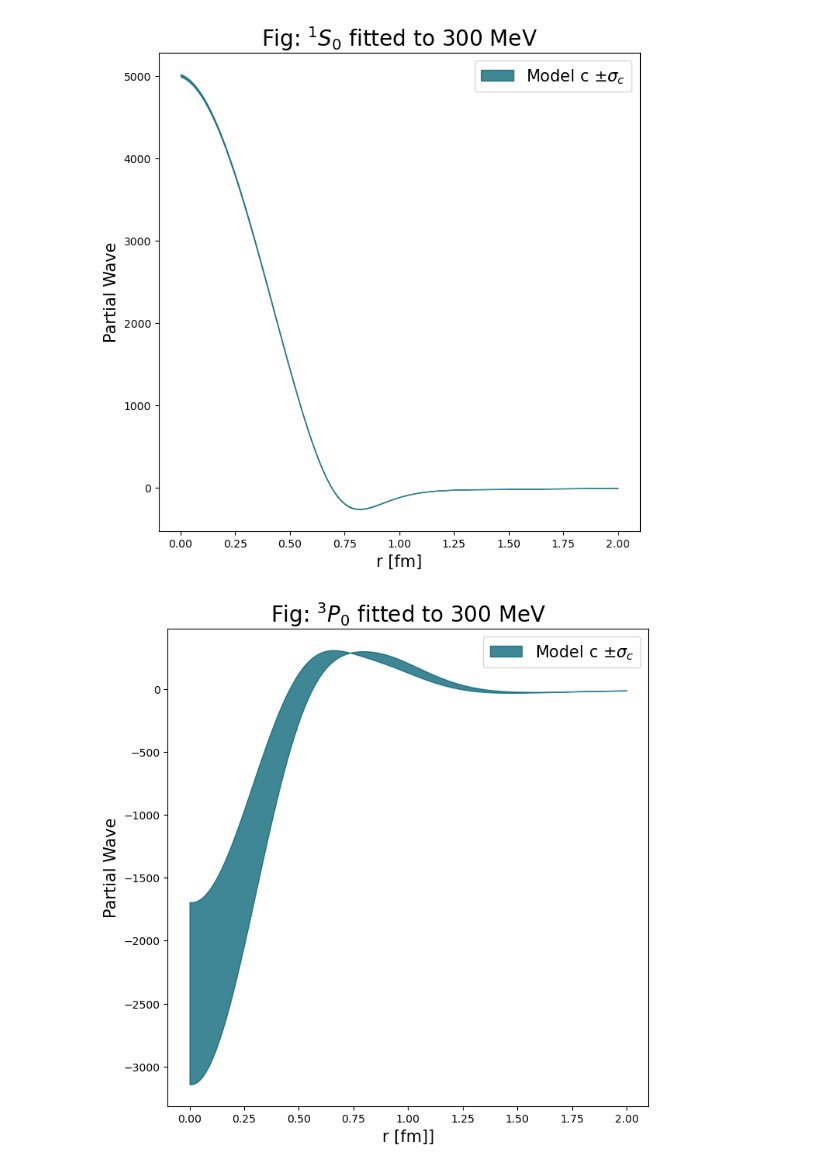
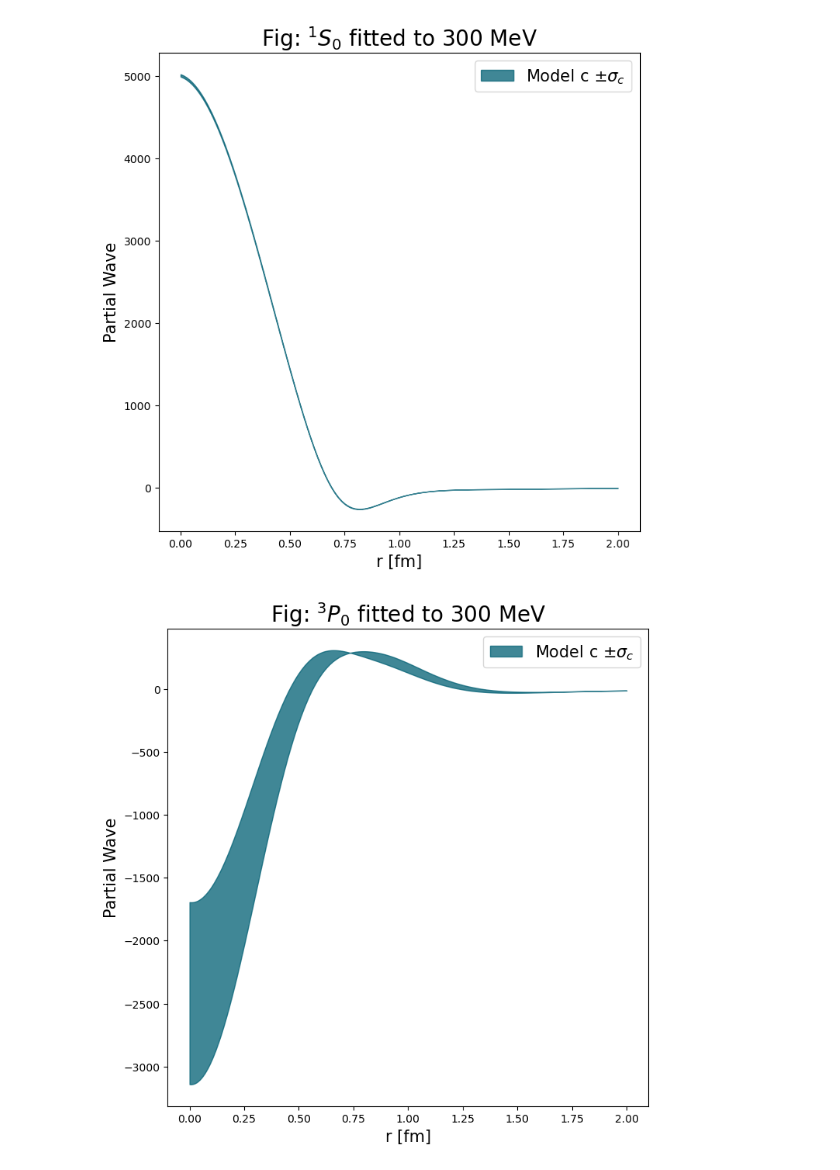
Before and after one commit to rnavarroperez/nn-scattering-fit, a Jupyter notebook: src/notebooks/short_range_partial_waves.ipynb, the cells around one changed output. Drawn from its saved outputs; the diff is of its cells as text; code cells hidden in the pictures.

Commit message:
see previous commit message -- updates to plots for partial waves and phase shifts

```diff
--- a/src/notebooks/short_range_partial_waves.ipynb
+++ b/src/notebooks/short_range_partial_waves.ipynb
@@ -36,28 +36,28 @@ plt.show()
 # %%
 # 3P0 ~~~~~~~~~~~~~~~~~~~~~~~~~~~~~~~~~~~~~~~~~~~~~~~~~~~~~~~~~~~~~~~~~~~~~~~~~~
 fig, ax = plt.subplots(1, figsize=(8,8))
 
 c=model_c[3]
 sig_c=model_c[4]
 
 # plots of models
 ax.fill_between(fm,c-sig_c,c+sig_c, color='#005f73', alpha=0.75, label=r'Model c $\pm \sigma_{c}$')
 
 plt.legend(loc='upper right', fontsize=15)
-plt.xlabel('r [fm]]', fontsize=15)
+plt.xlabel('r [fm]', fontsize=15)
 plt.ylabel('Partial Wave', fontsize=15)
 plt.title('Fig: $^{3}P_{0}$ fitted to 300 MeV', fontsize=20)
 
 # # Set limits
 # plt.xlim(0,350)
 # plt.ylim(-20,20)
 
 # plt.xticks(np.arange(0,350,50))
 # plt.yticks(np.arange(-20,20,10))
 
 plt.show()
 # %% [output]
-[figure, old version]
+[figure, new version]
 # %%
 # 1P1 ~~~~~~~~~~~~~~~~~~~~~~~~~~~~~~~~~~~~~~~~~~~~~~~~~~~~~~~~~~~~~~~~~~~~~~~~~~
 fig, ax = plt.subplots(1, figsize=(8,8))
```
Also changed, not shown: parts of 5 cells of this notebook, 1 other file.
